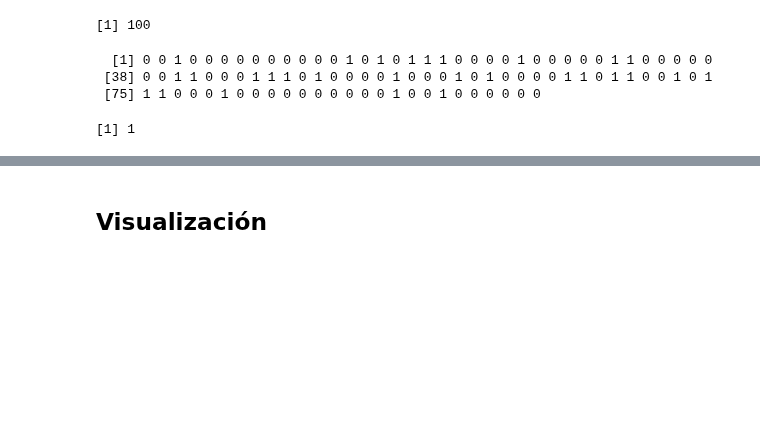
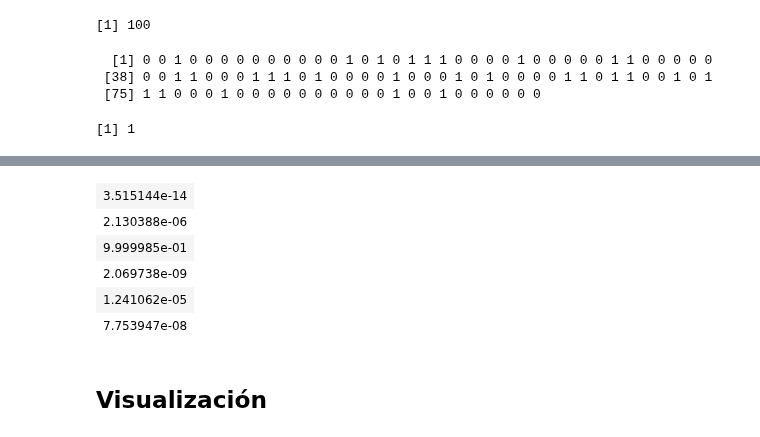
Before and after one commit to yerartdev/m1969-machine-learning-i, a Jupyter notebook: lab/gmg-lab-mlp-circle.ipynb, the cells around one changed output, grey strips where cells are left out. Drawn from its saved outputs; the diff is of its cells as text; code cells hidden in the pictures; blank space fills up the shorter version.

```diff
--- a/lab/gmg-lab-mlp-circle.ipynb
+++ b/lab/gmg-lab-mlp-circle.ipynb
@@ -103,3 +126,12 @@ mean(as.integer(nnet5$output > .5) == y)
+# %%
+head(nnet5$output)
+# %% [output]
+| 3.515144e-14 |
+| 2.130388e-06 |
+| 9.999985e-01 |
+| 2.069738e-09 |
+| 1.241062e-05 |
+| 7.753947e-08 |
 # %% [markdown]
 ## Visualización
 # %%
```
Also changed, not shown: parts of 4 cells of this notebook, 1 other file.
